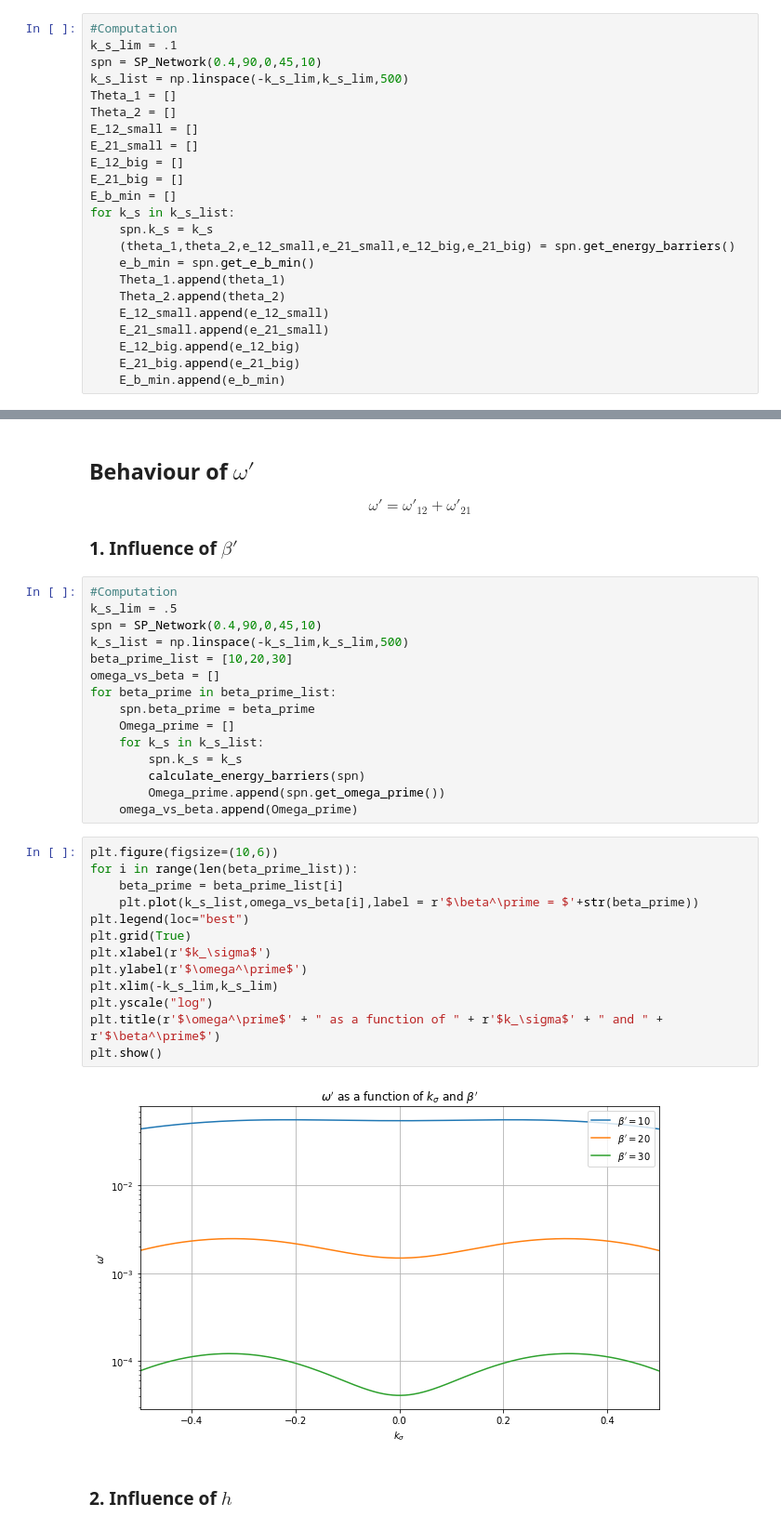
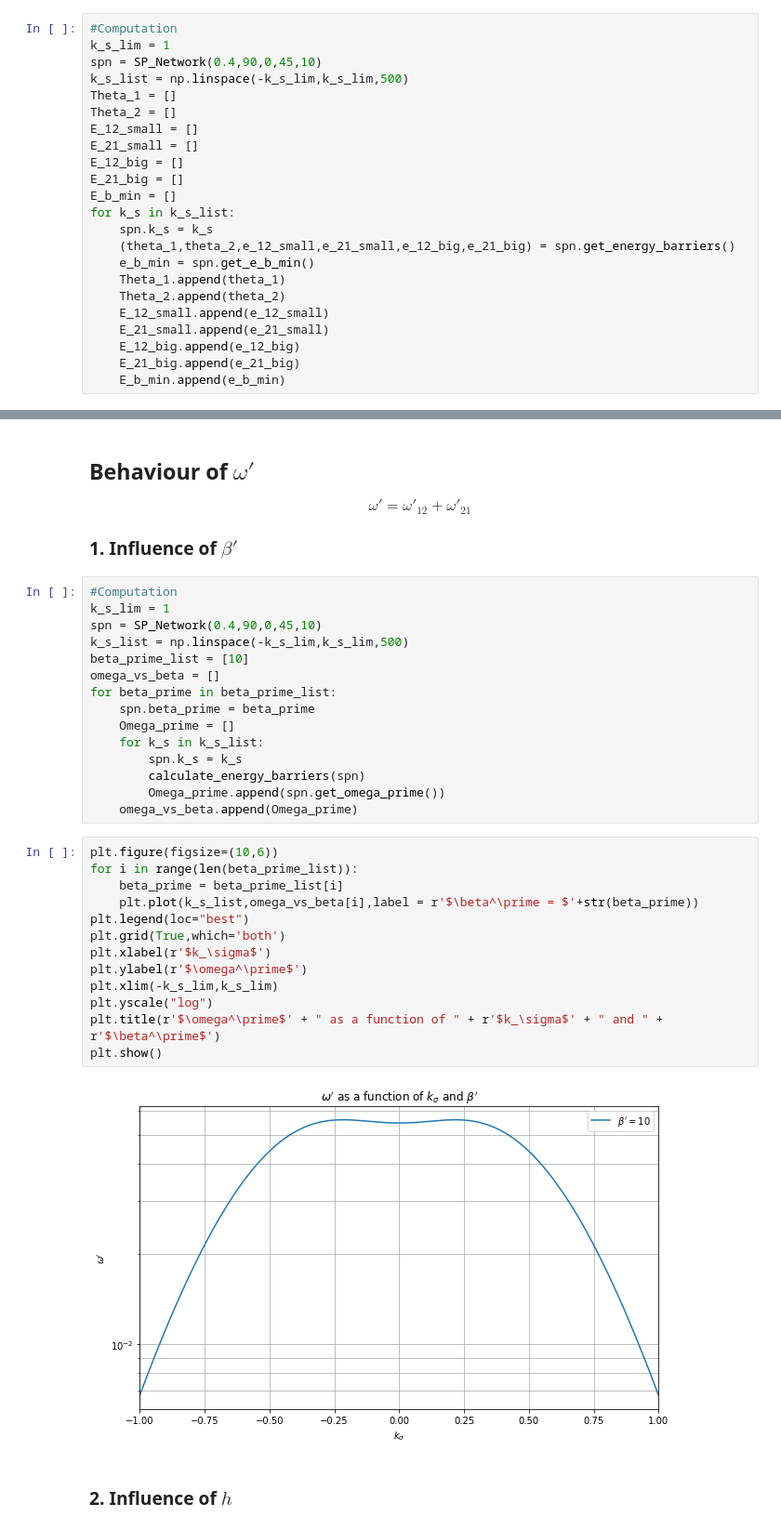
Before and after one commit to spintronic-computing-group/spnc, a Jupyter notebook: notebooks/SPNC-anisotropy/SP_anisotropy_finetuning.ipynb, the cells around one changed output, grey strips where cells are left out. Shown at 93% size. Cells and saved outputs as stored; diff of their text form.

```diff
--- a/notebooks/SPNC-anisotropy/SP_anisotropy_finetuning.ipynb
+++ b/notebooks/SPNC-anisotropy/SP_anisotropy_finetuning.ipynb
@@ -182,7 +182,7 @@ class SP_Network:
         return()
 # %%
 #Computation
-k_s_lim = .1
+k_s_lim = 1
 spn = SP_Network(0.4,90,0,45,10)
 k_s_list = np.linspace(-k_s_lim,k_s_lim,500)
 Theta_1 = []
@@ -241,10 +241,10 @@ $$\omega' = \omega'_{12} + \omega'_{21}$$
 ### 1. Influence of $\beta'$
 # %%
 #Computation
-k_s_lim = .5
+k_s_lim = 1
 spn = SP_Network(0.4,90,0,45,10)
 k_s_list = np.linspace(-k_s_lim,k_s_lim,500)
-beta_prime_list = [10,20,30]
+beta_prime_list = [10]
 omega_vs_beta = []
 for beta_prime in beta_prime_list:
     spn.beta_prime = beta_prime
@@ -257,18 +257,18 @@ for beta_prime in beta_prime_list:
 # %%
 plt.figure(figsize=(10,6))
 for i in range(len(beta_prime_list)):
     beta_prime = beta_prime_list[i]
     plt.plot(k_s_list,omega_vs_beta[i],label = r'$\beta^\prime = $'+str(beta_prime))
 plt.legend(loc="best")
-plt.grid(True)
+plt.grid(True,which='both')
 plt.xlabel(r'$k_\sigma$')
 plt.ylabel(r'$\omega^\prime$')
 plt.xlim(-k_s_lim,k_s_lim)
 plt.yscale("log")
 plt.title(r'$\omega^\prime$' + " as a function of " + r'$k_\sigma$' + " and " + r'$\beta^\prime$')
 plt.show()
 # %% [output]
-[figure, old version]
+[figure, new version]
 # %% [markdown]
 ### 2. Influence of $h$
 # %%
```
Also changed, not shown: parts of 2 cells of this notebook, 5 other files.
